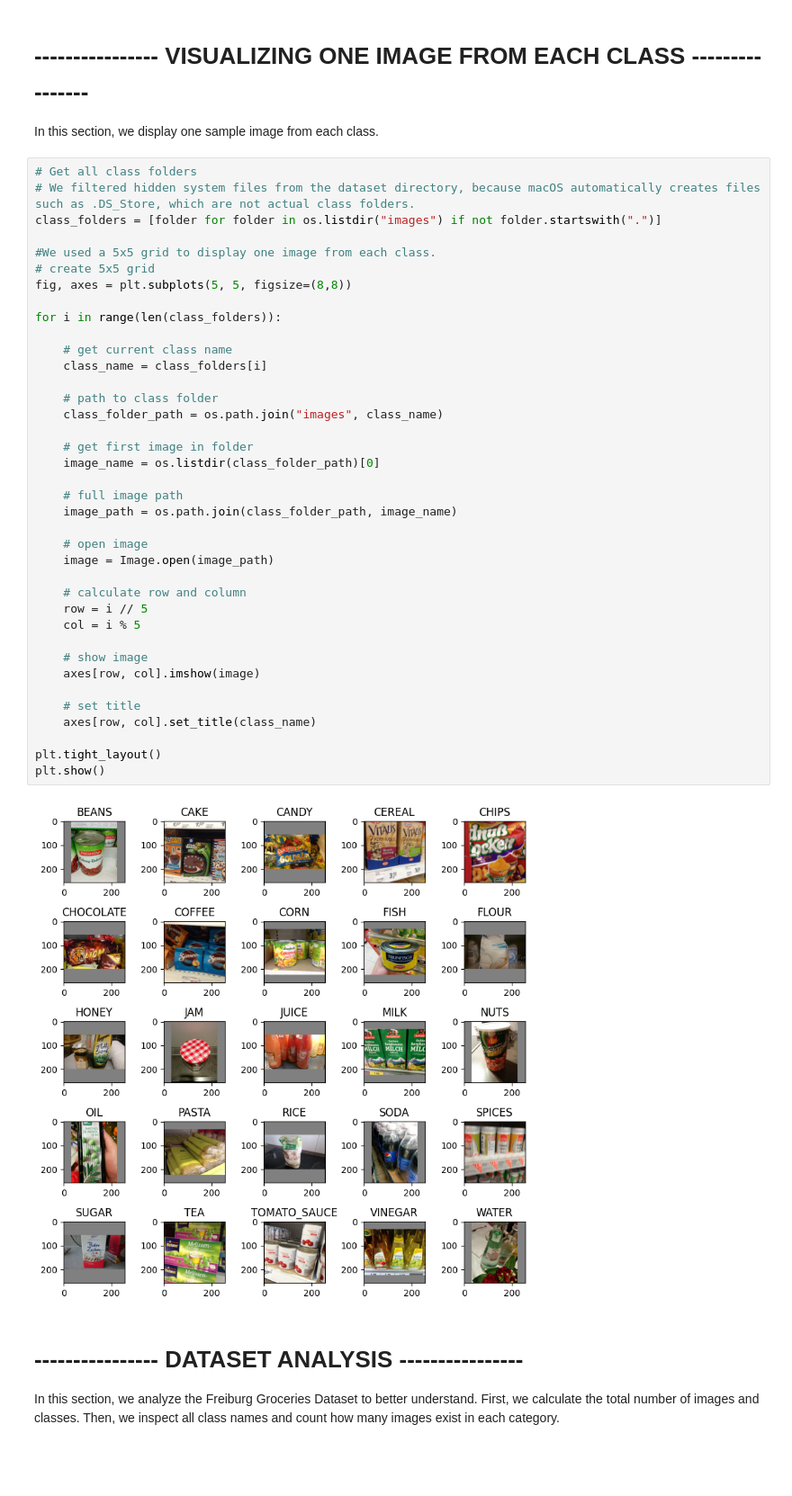
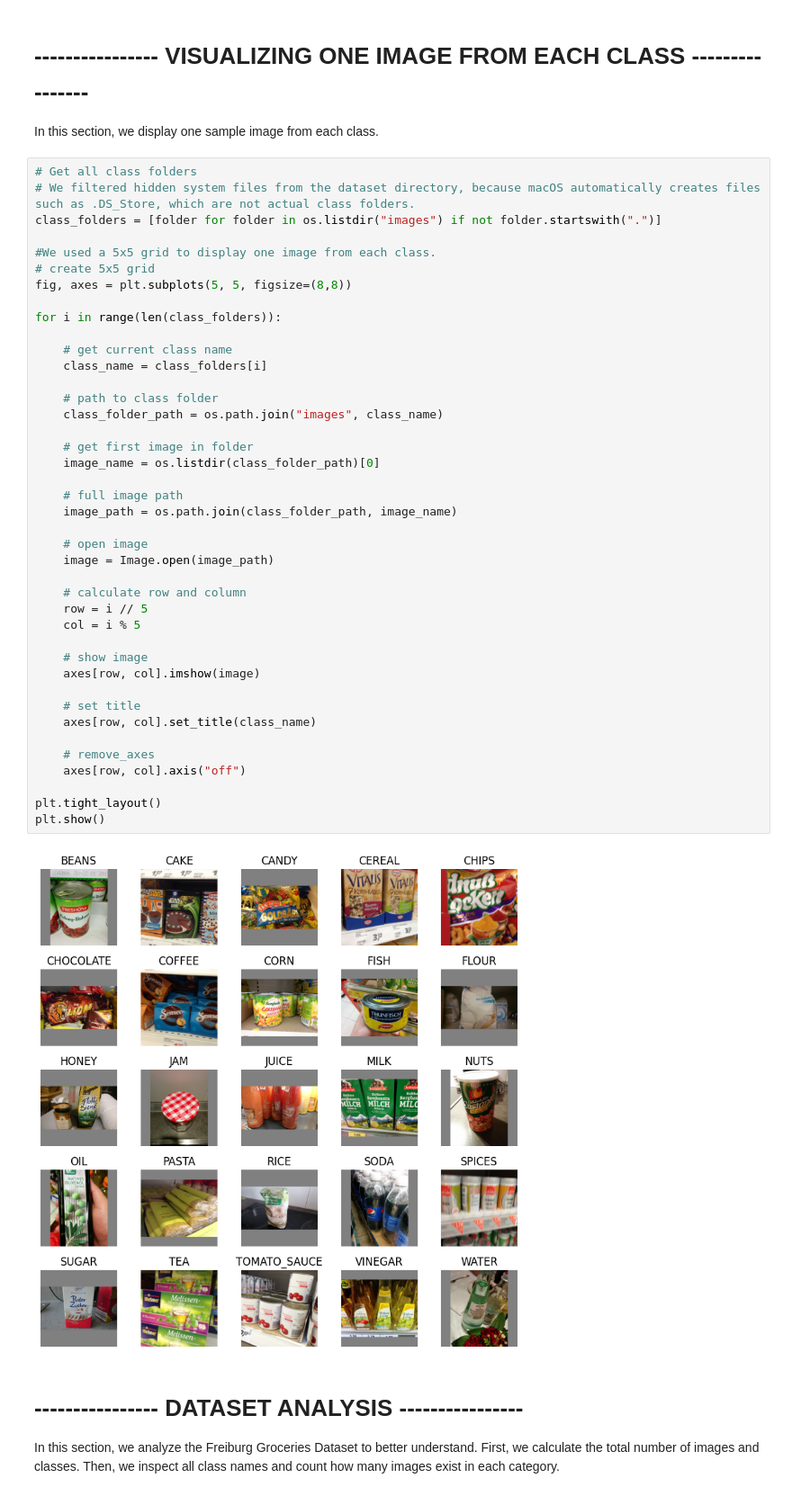
Before and after one commit to barnabasMatrai/computer-vision, a Jupyter notebook: computer-vision.ipynb, the cells around one changed output. Shown at 90% size. Saved outputs shown, nothing was run; the diff lists cells and outputs as text; blank space fills up the shorter version.

```diff
--- a/computer-vision.ipynb
+++ b/computer-vision.ipynb
@@ -122,34 +122,37 @@ fig, axes = plt.subplots(5, 5, figsize=(8,8))
 for i in range(len(class_folders)):
 
     # get current class name
     class_name = class_folders[i]
 
     # path to class folder
     class_folder_path = os.path.join("images", class_name)
 
     # get first image in folder
     image_name = os.listdir(class_folder_path)[0]
 
     # full image path
     image_path = os.path.join(class_folder_path, image_name)
 
     # open image
     image = Image.open(image_path)
 
     # calculate row and column
     row = i // 5
     col = i % 5
 
     # show image
     axes[row, col].imshow(image)
 
     # set title
     axes[row, col].set_title(class_name)
 
+    # remove_axes
+    axes[row, col].axis("off")
+
 plt.tight_layout()
 plt.show()
 # %% [output]
-[figure, old version]
+[figure, new version]
 # %% [markdown]
 # ---------------- DATASET ANALYSIS ----------------
 In this section, we analyze the Freiburg Groceries Dataset to better understand.
```
Also changed, not shown: parts of 5 cells of this notebook, 1 other file.
